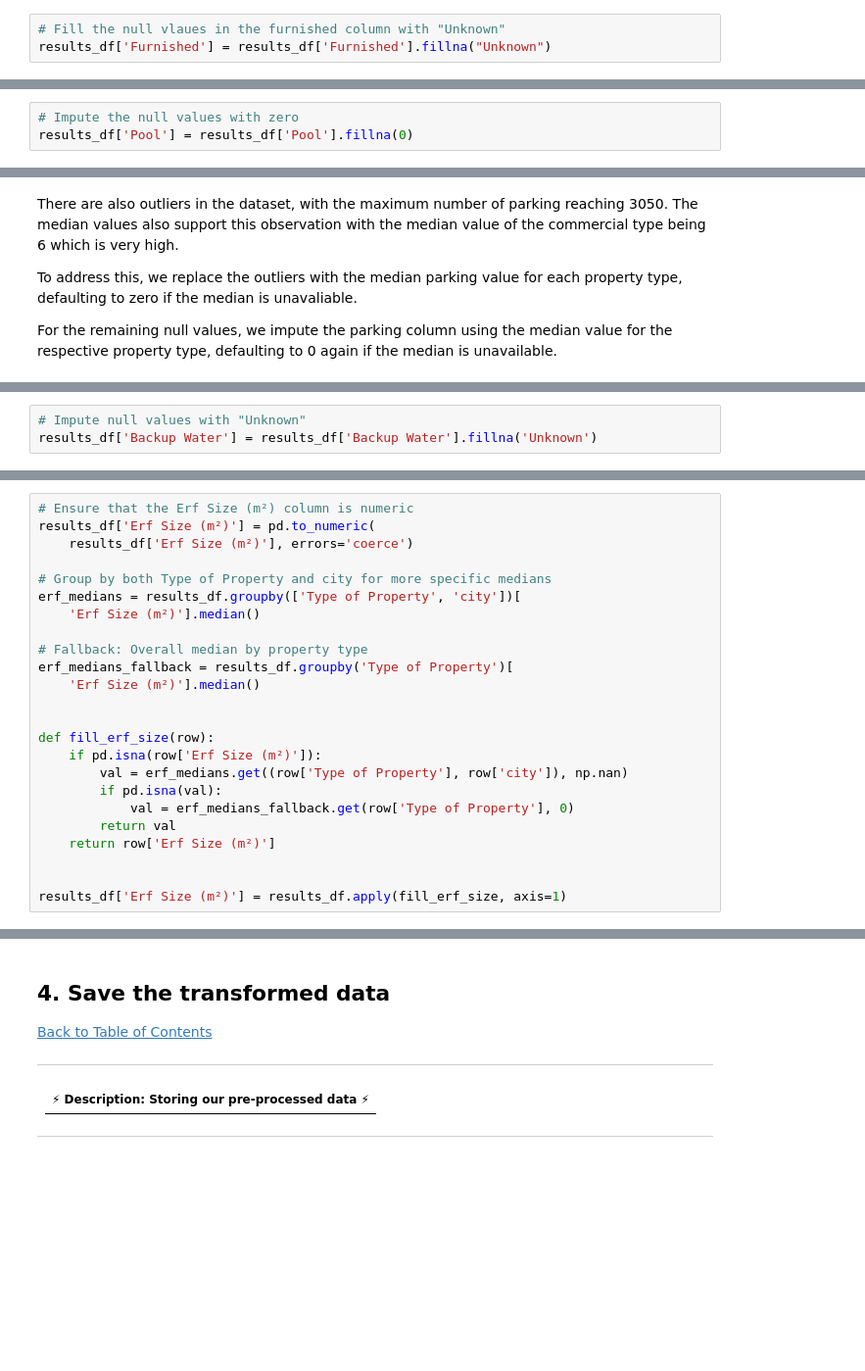
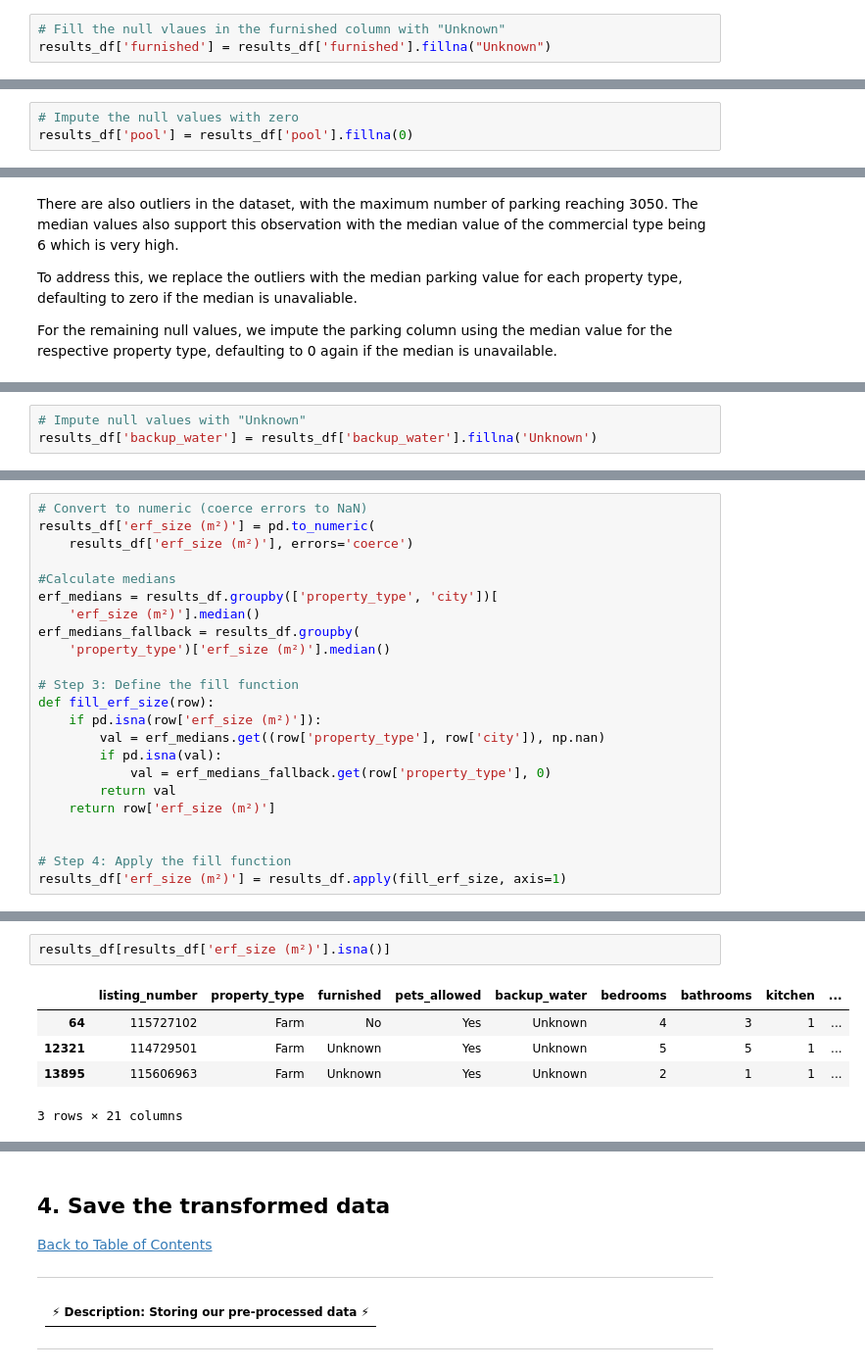
Before and after one commit to preciousratlhagane/south-african-property-market-analysis, a Jupyter notebook: notebooks/01_data_cleaning_rentals.ipynb, the cells around one changed output, grey strips where cells are left out. Shown at 98% size. Drawn from its saved outputs; the diff is of its cells as text; blank space fills up the shorter version.

```diff
--- a/notebooks/01_data_cleaning_rentals.ipynb
+++ b/notebooks/01_data_cleaning_rentals.ipynb
@@ -557,4 +571,4 @@ To maintain data consistency, we will fill in the null values in the `Furnished`
 # %%
 # Fill the null vlaues in the furnished column with "Unknown"
-results_df['Furnished'] = results_df['Furnished'].fillna("Unknown")
+results_df['furnished'] = results_df['furnished'].fillna("Unknown")
 # %%
@@ -1126,6 +1165,6 @@ print(median_pool)
 The median values for the Farm, Industrial, and Vacant Land property types are null, which is expected given the nature of these properties. For the missing values, we will impute zeros, as a pool is typically a prominent feature intended to attract customers—if it were present, it would likely have been explicitly listed.
 # %%
 # Impute the null values with zero
-results_df['Pool'] = results_df['Pool'].fillna(0)
+results_df['pool'] = results_df['pool'].fillna(0)
 # %%
 # Verify that there are no null values
@@ -1253,5 +1301,5 @@ To maintain data consistency, we will fill in the null values in the `Backup Wat
 # %%
 # Impute null values with "Unknown"
-results_df['Backup Water'] = results_df['Backup Water'].fillna('Unknown')
+results_df['backup_water'] = results_df['backup_water'].fillna('Unknown')
 # %%
 # Verify no null values exist
@@ -1334,26 +1391,25 @@ Name: count, Length: 716, dtype: int64
 # %%
-# Ensure that the Erf Size (m²) column is numeric
-results_df['Erf Size (m²)'] = pd.to_numeric(
-    results_df['Erf Size (m²)'], errors='coerce')
+# Convert to numeric (coerce errors to NaN)
+results_df['erf_size (m²)'] = pd.to_numeric(
+    results_df['erf_size (m²)'], errors='coerce')
 
-# Group by both Type of Property and city for more specific medians
-erf_medians = results_df.groupby(['Type of Property', 'city'])[
-    'Erf Size (m²)'].median()
+#Calculate medians
+erf_medians = results_df.groupby(['property_type', 'city'])[
+    'erf_size (m²)'].median()
+erf_medians_fallback = results_df.groupby(
+    'property_type')['erf_size (m²)'].median()
 
-# Fallback: Overall median by property type
-erf_medians_fallback = results_df.groupby('Type of Property')[
-    'Erf Size (m²)'].median()
+# Step 3: Define the fill function
+def fill_erf_size(row):
+    if pd.isna(row['erf_size (m²)']):
+        val = erf_medians.get((row['property_type'], row['city']), np.nan)
+        if pd.isna(val):
+            val = erf_medians_fallback.get(row['property_type'], 0)
+        return val
+    return row['erf_size (m²)']
 
 
-def fill_erf_size(row):
-    if pd.isna(row['Erf Size (m²)']):
-        val = erf_medians.get((row['Type of Property'], row['city']), np.nan)
-        if pd.isna(val):
-            val = erf_medians_fallback.get(row['Type of Property'], 0)
-        return val
-    return row['Erf Size (m²)']
-
-
-results_df['Erf Size (m²)'] = results_df.apply(fill_erf_size, axis=1)
+# Step 4: Apply the fill function
+results_df['erf_size (m²)'] = results_df.apply(fill_erf_size, axis=1)
 # %%
 # Verify that no null values exist
@@ -1361,2 +1417,10 @@ results_df['Erf Size (m²)'].isnull().sum()
 # %% [output]
 np.int64(3)
+# %%
+results_df[results_df['erf_size (m²)'].isna()]
+# %% [output]
+|  | listing_number | property_type | furnished | pets_allowed | backup_water | bedrooms | bathrooms | kitchen | ... |
+| 64 | 115727102 | Farm | No | Yes | Unknown | 4 | 3 | 1 | ... |
+| 12321 | 114729501 | Farm | Unknown | Yes | Unknown | 5 | 5 | 1 | ... |
+| 13895 | 115606963 | Farm | Unknown | Yes | Unknown | 2 | 1 | 1 | ... |
+3 rows × 21 columns
```
Also changed, not shown: parts of 122 cells of this notebook.
